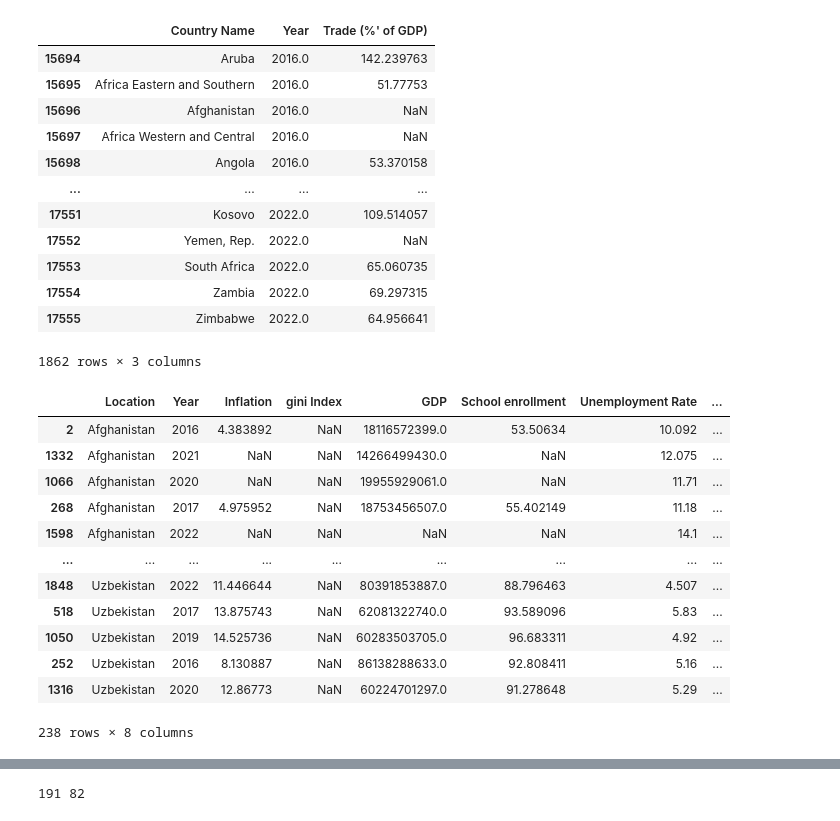
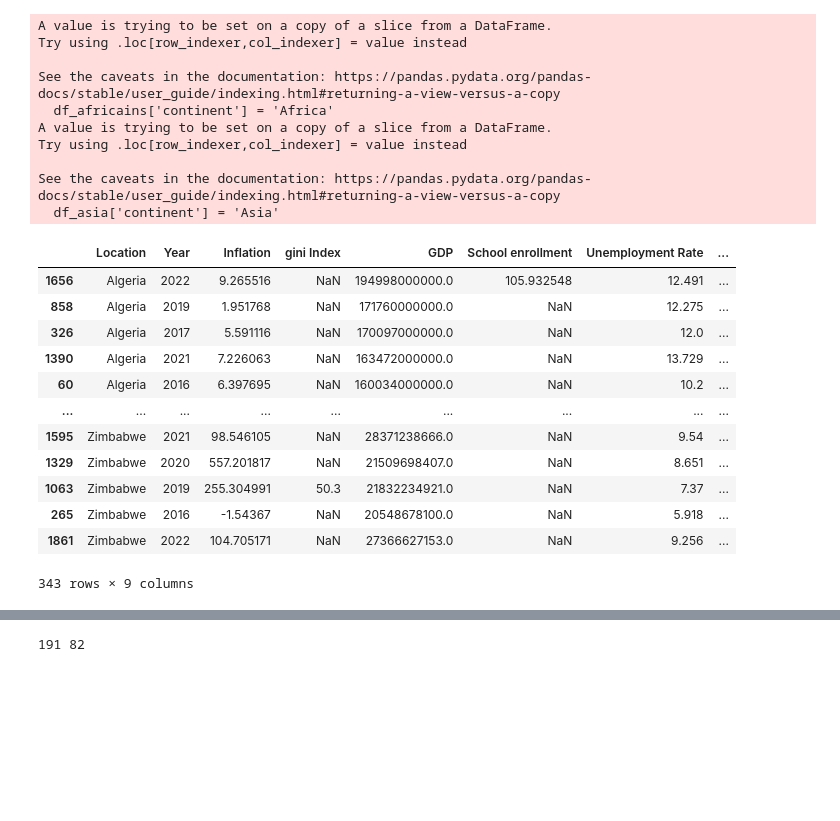
Before and after one commit to fernandolalanne/Practice-Project-Digital-Lab, a Jupyter notebook: projects2.ipynb, the cells around one changed output, grey strips where cells are left out. Drawn from its saved outputs; the diff is of its cells as text; code cells hidden in the pictures; blank space fills up the shorter version.

```diff
--- a/projects2.ipynb
+++ b/projects2.ipynb
@@ -1,13 +1,13 @@
 # %%
 import pandas as pd
 # %%
-Educ = pd.read_csv("School enrollement.csv")
-Inflation = pd.read_csv("inflation.csv")
-gdp = pd.read_csv("gdp afr.csv")
-gini = pd.read_csv("gini afr.csv")
-trade = pd.read_csv("Trade afr.csv")
-unemployment_rate = pd.read_csv("unemployment rate.csv")
-covid = pd.read_csv('covid-data.csv')
+Educ = pd.read_csv("Data/School enrollement.csv")
+Inflation = pd.read_csv("Data/inflation.csv")
+gdp = pd.read_csv("Data/gdp afr.csv")
+gini = pd.read_csv("Data/gini afr.csv")
+trade = pd.read_csv("Data/Trade afr.csv")
+unemployment_rate = pd.read_csv("Data/unemployment rate.csv")
+covid = pd.read_csv('Data/covid-data.csv')
 # %%
 # Convert the wide format data into a long format
 Unemp_rate = pd.melt(unemployment_rate, id_vars=["Country Name"],
@@ -71,20 +71,6 @@ gdp_ = gdp_[gdp_['Year'] >= 2016]
 Educ_ = Educ_[Educ_['Year'] >= 2016]
 gini_ = gini_[gini_['Year'] >= 2016]
 trade_ = trade_[trade_['Year'] >= 2016]
-# %% [output]
-|  | Country Name | Year | Trade (%' of GDP) |
-| 15694 | Aruba | 2016.0 | 142.239763 |
-| 15695 | Africa Eastern and Southern | 2016.0 | 51.77753 |
-| 15696 | Afghanistan | 2016.0 | NaN |
-| 15697 | Africa Western and Central | 2016.0 | NaN |
-| 15698 | Angola | 2016.0 | 53.370158 |
-| ... | ... | ... | ... |
-| 17551 | Kosovo | 2022.0 | 109.514057 |
-| 17552 | Yemen, Rep. | 2022.0 | NaN |
-| 17553 | South Africa | 2022.0 | 65.060735 |
-| 17554 | Zambia | 2022.0 | 69.297315 |
-| 17555 | Zimbabwe | 2022.0 | 64.956641 |
-1862 rows × 3 columns
 # %%
 df_merged = Inflation_.merge(gini_, on=['Country Name', 'Year'], how= 'outer')
 df_merged = df_merged.merge(gdp_, on=['Country Name', 'Year'],how= 'outer')
@@ -96,23 +82,35 @@ df_merged.rename(columns={'Country Name': 'Location', 'GDP (current US$)': 'GDP'
 dfmer = df_merged.sort_values(by='Location')
 # %%
 df_africains = dfmer[dfmer['Location'].isin(african_countries)]
+df_africains['continent'] = 'Africa'
 df_asia = dfmer[dfmer['Location'].isin(asian_countries)]
+df_asia['continent'] = 'Asia'
 
-df_asia
+df_africains
 # %% [output]
+A value is trying to be set on a copy of a slice from a DataFrame.
+Try using .loc[row_indexer,col_indexer] = value instead
+
+See the caveats in the documentation: https://pandas.pydata.org/pandas-docs/stable/user_guide/indexing.html#returning-a-view-versus-a-copy
+  df_africains['continent'] = 'Africa'
+A value is trying to be set on a copy of a slice from a DataFrame.
+Try using .loc[row_indexer,col_indexer] = value instead
+
+See the caveats in the documentation: https://pandas.pydata.org/pandas-docs/stable/user_guide/indexing.html#returning-a-view-versus-a-copy
+  df_asia['continent'] = 'Asia'
 |  | Location | Year | Inflation | gini Index | GDP | School enrollment | Unemployment Rate | ... |
-| 2 | Afghanistan | 2016 | 4.383892 | NaN | 18116572399.0 | 53.50634 | 10.092 | ... |
-| 1332 | Afghanistan | 2021 | NaN | NaN | 14266499430.0 | NaN | 12.075 | ... |
-| 1066 | Afghanistan | 2020 | NaN | NaN | 19955929061.0 | NaN | 11.71 | ... |
-| 268 | Afghanistan | 2017 | 4.975952 | NaN | 18753456507.0 | 55.402149 | 11.18 | ... |
-| 1598 | Afghanistan | 2022 | NaN | NaN | NaN | NaN | 14.1 | ... |
+| 1656 | Algeria | 2022 | 9.265516 | NaN | 194998000000.0 | 105.932548 | 12.491 | ... |
+| 858 | Algeria | 2019 | 1.951768 | NaN | 171760000000.0 | NaN | 12.275 | ... |
+| 326 | Algeria | 2017 | 5.591116 | NaN | 170097000000.0 | NaN | 12.0 | ... |
+| 1390 | Algeria | 2021 | 7.226063 | NaN | 163472000000.0 | NaN | 13.729 | ... |
+| 60 | Algeria | 2016 | 6.397695 | NaN | 160034000000.0 | NaN | 10.2 | ... |
 | ... | ... | ... | ... | ... | ... | ... | ... | ... |
-| 1848 | Uzbekistan | 2022 | 11.446644 | NaN | 80391853887.0 | 88.796463 | 4.507 | ... |
-| 518 | Uzbekistan | 2017 | 13.875743 | NaN | 62081322740.0 | 93.589096 | 5.83 | ... |
-| 1050 | Uzbekistan | 2019 | 14.525736 | NaN | 60283503705.0 | 96.683311 | 4.92 | ... |
-| 252 | Uzbekistan | 2016 | 8.130887 | NaN | 86138288633.0 | 92.808411 | 5.16 | ... |
-| 1316 | Uzbekistan | 2020 | 12.86773 | NaN | 60224701297.0 | 91.278648 | 5.29 | ... |
+| 1595 | Zimbabwe | 2021 | 98.546105 | NaN | 28371238666.0 | NaN | 9.54 | ... |
+| 1329 | Zimbabwe | 2020 | 557.201817 | NaN | 21509698407.0 | NaN | 8.651 | ... |
+| 1063 | Zimbabwe | 2019 | 255.304991 | 50.3 | 21832234921.0 | NaN | 7.37 | ... |
+| 265 | Zimbabwe | 2016 | -1.54367 | NaN | 20548678100.0 | NaN | 5.918 | ... |
+| 1861 | Zimbabwe | 2022 | 104.705171 | NaN | 27366627153.0 | NaN | 9.256 | ... |
-238 rows × 8 columns
+343 rows × 9 columns
 # %%
 import pandas as pd
 import numpy as np
```
Also changed, not shown: parts of 17 cells of this notebook, 14 other files.
